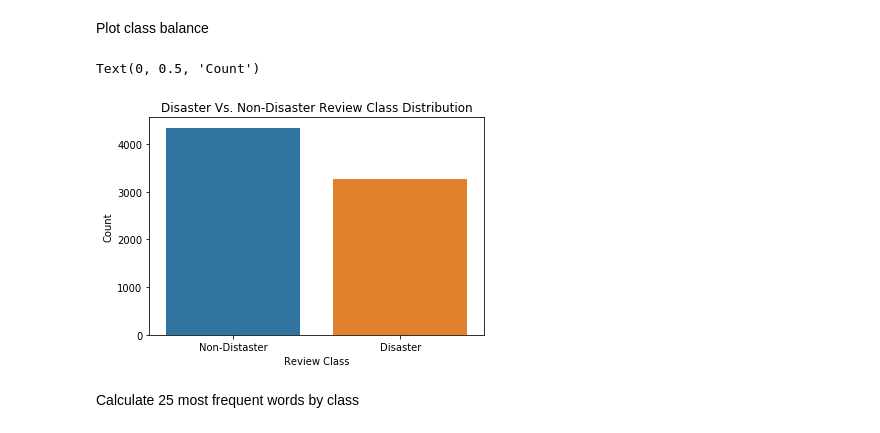
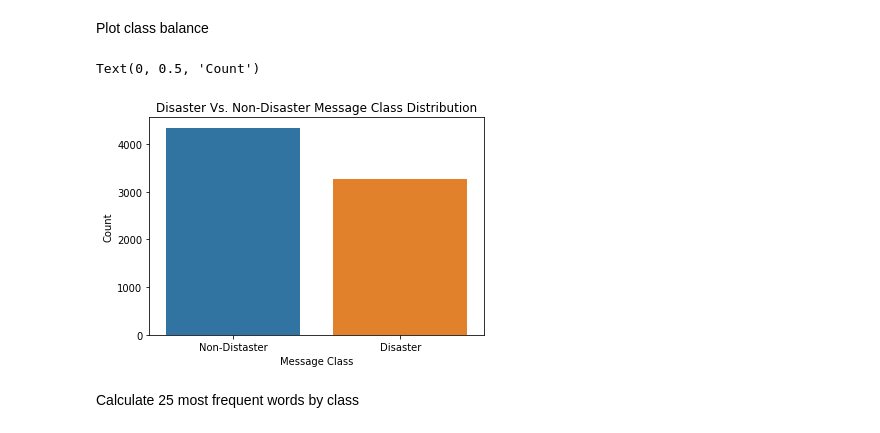
Before and after one commit to blantj/disaster_nlp, a Jupyter notebook: modeling.ipynb, the cells around one changed output. Cells and saved outputs as stored; diff of their text form; code cells hidden in the pictures.

```diff
--- a/modeling.ipynb
+++ b/modeling.ipynb
@@ -123,13 +125,13 @@ Plot class balance
 # %%
 fig, ax = plt.subplots()
 sns.countplot(x='target', data=df, ax=ax)
-ax.set_title('Disaster Vs. Non-Disaster Review Class Distribution')
-ax.set_xlabel('Review Class')
+ax.set_title('Disaster Vs. Non-Disaster Message Class Distribution')
+ax.set_xlabel('Message Class')
 ax.set_xticklabels(['Non-Distaster', 'Disaster'])
 ax.set_ylabel('Count')
 # %% [output]
 Text(0, 0.5, 'Count')
-[figure, old version]
+[figure, new version]
 # %% [markdown]
 Calculate 25 most frequent words by class
 # %%
```
Also changed, not shown: parts of 14 cells of this notebook.
